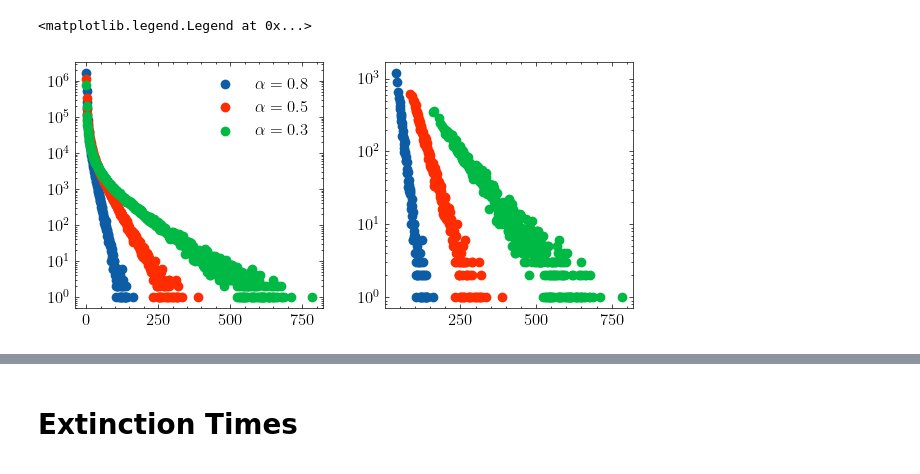
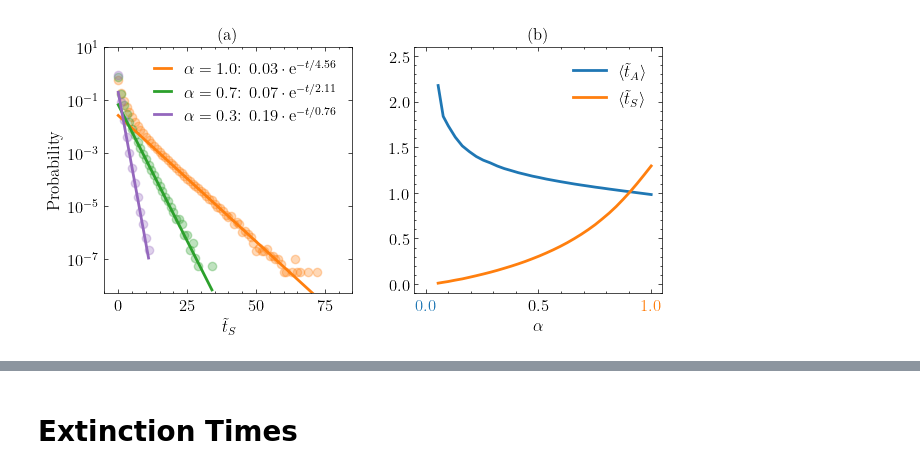
Before and after one commit to ISCOTTYI/dormant-life, a Jupyter notebook: plots.ipynb, the cells around one changed output, grey strips where cells are left out. Saved outputs shown, nothing was run; the diff lists cells and outputs as text; code cells hidden in the pictures.

```diff
--- a/plots.ipynb
+++ b/plots.ipynb
@@ -5,6 +5,9 @@ import matplotlib.pyplot as plt
 import matplotlib as mpl
 plt.style.use("./paper.mplstyle")
 from scipy.optimize import curve_fit
-from gol import DormantLife
-from gol import ALIVE, DORM, DEAD
+power_law = lambda x, c, gamma: c*x**(-gamma) # gamma is power law exponent
+exponential_law = lambda x, c, T: c*np.exp(-x/T) # T is time scale
+gaussian = lambda x, mu, sigma: 1/np.sqrt(2*np.pi*sigma**2) * np.exp(-0.5*((x-mu)/sigma)**2)
+from gol import SporeLife
+from gol import ALIVE, SPORE, DEAD
 from util import random_init_grid
@@ -60,15 +112,51 @@ for N, t_divide in zip([100, 50], [180, 130]):
-# %%
-N = 100; t_max = 10_000; t_trans = 200
-fig, (ax, axx) = plt.subplots(figsize=(7.2, 3.2), ncols=2)
-ax.set(yscale="log")
-axx.set(yscale="log")
-for alpha in [0.8, 0.5, 0.3]:
-    dl = DormantLife(random_init_grid(N, seed=100), alpha=alpha)
-    distr: Counter = lifetime_distribution(DORM, dl, t_max, t_trans)
-    vals, counts = np.fromiter(distr.keys(), np.intc), np.fromiter(distr.values(), np.intc)
-    ax.scatter(vals, counts, label=r"$\alpha = %.1f$"%alpha)
-    axx.scatter(vals[int(len(vals)/3):], counts[int(len(vals)/3):])
-ax.legend()
-# %% [output]
-<matplotlib.legend.Legend at 0x...>
-[figure, removed]
+# %%
+from collections import Counter
+from lifetime_distribution import lifetime_distribution
+
+base_path = "data/spore-life/avg-lifetimes/"
+
+N = 300; t_max = 10_000; t_trans = 200
+
+def avg_lifetime(state, N, t_max, t_trans, alpha):
+    sl = SporeLife(random_init_grid(N), alpha=alpha)
+    distr: Counter = lifetime_distribution(state, sl, t_max, t_trans)
+    vals, counts = np.fromiter(distr.keys(), np.intc), np.fromiter(distr.values(), np.intc)
+    return np.sum(vals*counts)/np.sum(counts)
+
+fig, (axl, axr) = plt.subplots(figsize=(7.2, 3.2), ncols=2)
+axl.set(
+    xlabel=r"$\tilde{t}_S$",
+    ylabel=r"Probability",
+    yscale="log",
+    xlim=(-5, 85),
+    ylim=(10**(-8.3), 10),
+    title="(a)"
+)
+for alpha, c in zip([1, .7, .3], ["tab:orange", "tab:green", "tab:purple"]):
+    sl = SporeLife(random_init_grid(N, seed=100), alpha=alpha)
+    distr: Counter = lifetime_distribution(SPORE, sl, t_max, t_trans)
+    vals, counts = np.fromiter(distr.keys(), np.intc), np.fromiter(distr.values(), np.intc)
+    vals_sort_permut = vals.argsort()
+    vals, probs = vals[vals_sort_permut], counts[vals_sort_permut]/np.sum(counts)
+    popt, _ = curve_fit(exponential_law, vals[int(len(vals)/3):], probs[int(len(vals)/3):], p0=(1, 1))
+    axl.scatter(vals, probs, alpha=0.3, c=c)
+    axl.plot(vals, exponential_law(vals, *popt), c=c,
+            label=r"$\alpha = %.1f$: $%.2f\cdot\mathrm{e}^{-t/%.2f}$"%(alpha, popt[0], popt[1]))
+axl.legend(loc="upper right", handlelength=1.)
+
+alphas = np.loadtxt(os.path.join(base_path, "alpha-range.dat"))
+axr.set(xlabel=r"$\alpha$", ylim=(-.1, 2.6), xlim=(-0.05, 1.05),
+        title="(b)")
+axr.set_xticks([0.0, 0.5, 1.0])
+xtick_labels = axr.get_xticklabels()
+xtick_labels[0].set_color("tab:blue")
+xtick_labels[2].set_color("tab:orange")
+axr.plot(alphas, np.loadtxt(os.path.join(base_path, "alive-lifetimes.dat")),
+        c="tab:blue", label=r"$\langle\tilde{t}_A\rangle$")
+axr.plot(alphas, np.loadtxt(os.path.join(base_path, "spore-lifetimes.dat")),
+        c="tab:orange", label=r"$\langle\tilde{t}_S\rangle$")
+# axr.plot(alphas, alphas/(1-alphas))
+axr.legend()
+fig.savefig("img/spore-lifetime-distr.pdf", bbox_inches="tight")
+# %% [output]
+[figure, added]
```
Also changed, not shown: parts of 27 cells of this notebook.
